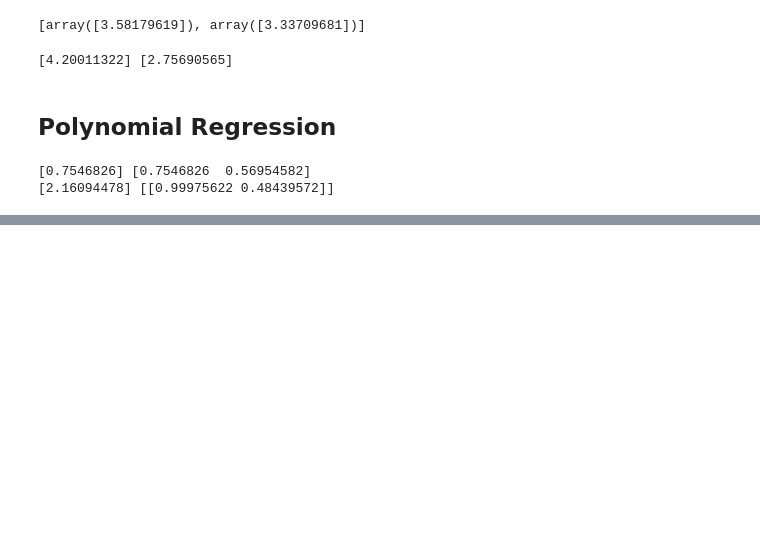
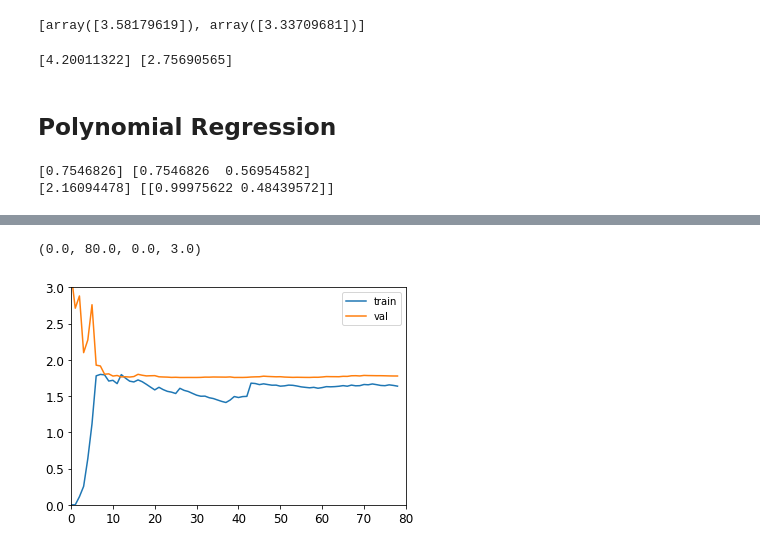
Before and after one commit to jhojin7/trying-homl2-exercises, a Jupyter notebook: ch4.ipynb, the cells around one changed output, grey strips where cells are left out. Drawn from its saved outputs; the diff is of its cells as text; code cells hidden in the pictures; blank space fills up the shorter version.

```diff
--- a/ch4.ipynb
+++ b/ch4.ipynb
@@ -154,0 +180,28 @@ plt.plot(X_new,y_new,"r-")
+# %%
+from sklearn.model_selection import train_test_split
+from sklearn.metrics import mean_squared_error as mse
+
+def plot_learning_curves(model, X, y):
+    X_train, X_val, y_train, y_val = \
+        train_test_split(X,y,test_size=0.2, random_state=SEED)
+
+    train_errors, val_errors = [],[]
+    for m in range(1,len(X_train)):
+        model.fit(X_train[:m],y_train[:m])
+        y_pred_train = model.predict(X_train[:m])
+        y_pred_val = model.predict(X_val)
+        train_errors.append(mse(y_train[:m],y_pred_train,squared=False))
+        val_errors.append(mse(y_val,y_pred_val,squared=False))
+
+    # plot errors
+    plt.plot(train_errors,label="train")
+    plt.plot(val_errors,label="val")
+    plt.legend()
+# %%
+# linear regression learning curve
+lin_reg = LinearRegression()
+plot_learning_curves(lin_reg, X, y)
+plt.axis([0, 80, 0, 3])
+# %% [output]
+(0.0, 80.0, 0.0, 3.0)
+[figure, added]
```
Also changed, not shown: parts of 26 cells of this notebook, 1 other file.
